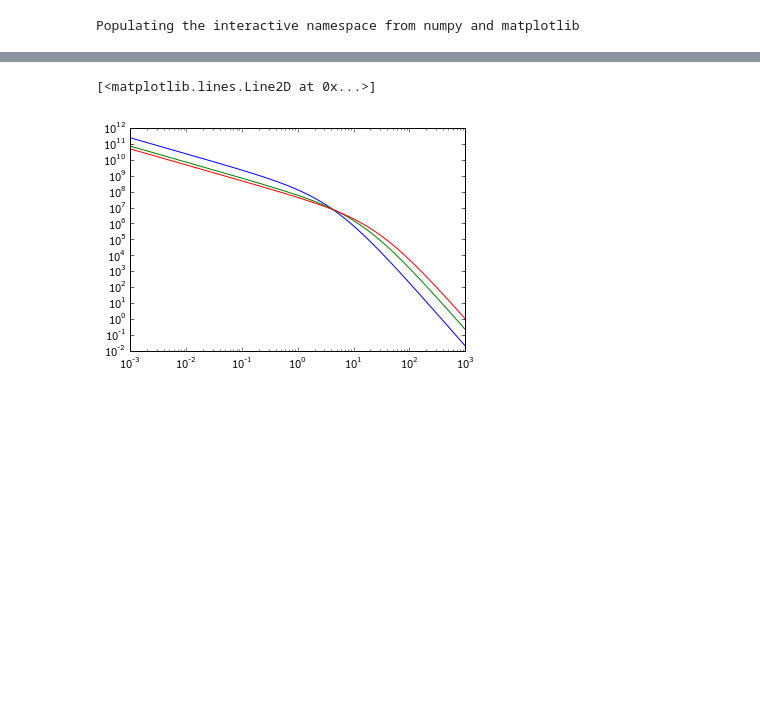
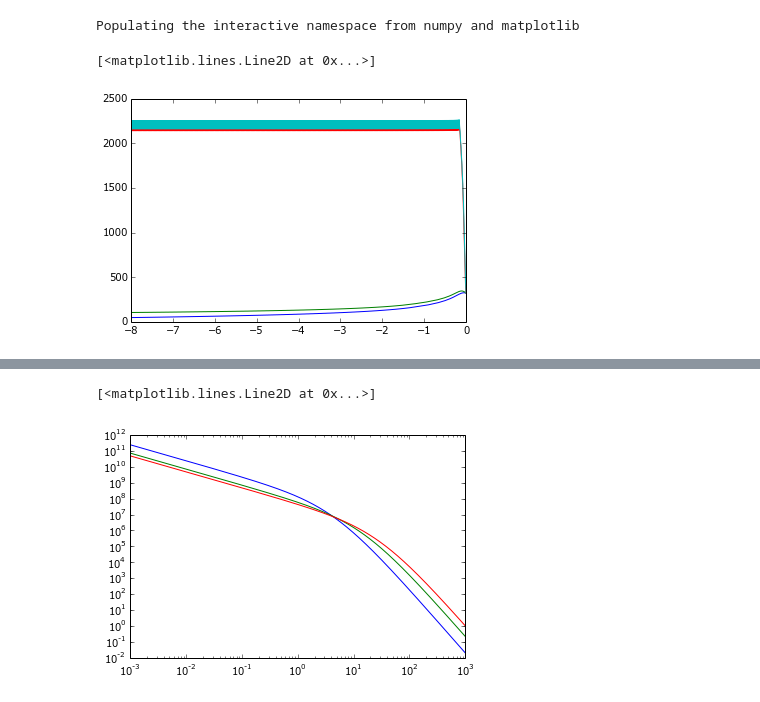
Before and after one commit to jngaravitoc/LMC-MW, a Jupyter notebook: code/df_models.ipynb, the cells around one changed output, grey strips where cells are left out. Cells and saved outputs as stored; diff of their text form; code cells hidden in the pictures; blank space fills up the shorter version.

```diff
--- a/code/df_models.ipynb
+++ b/code/df_models.ipynb
@@ -22,3 +23,33 @@ def reading_data(snap_name):
     Vgal = np.sqrt(vx**2.0 + vy**2.0 + vz**2.0)
 
     return t, x, y, z, vx, vy, vz, Rgal, Vgal
+# %%
+t1, xgal1, ygal1, zgal1, vxgal1, vygal1, vzgal1, Rgal1, Vgal1 = reading_data('facundo_mw1_lmc1')
+t2, xgal2, ygal2, zgal2, vxgal2, vygal2, vzgal2, Rgal2, Vgal2 = reading_data('facundo_mw1_lmc2')
+t3, xgal3, ygal3, zgal3, vxgal3, vygal3, vzgal3, Rgal3, Vgal3 = reading_data('facundo_mw1_lmc3')
+t4, xgal4, ygal4, zgal4, vxgal4, vygal4, vzgal4, Rgal4, Vgal4 = reading_data('facundo_mw1_lmc4')
+t5, xgal5, ygal5, zgal5, vxgal5, vygal5, vzgal5, Rgal5, Vgal5 = reading_data('facundo_mw1_lmc5')
+t6, xgal6, ygal6, zgal6, vxgal6, vygal6, vzgal6, Rgal6, Vgal6 = reading_data('facundo_mw1_lmc6')
+
+t1_2, xgal1_2, ygal1_2, zgal1_2, vxgal1_2, vygal1_2, vzgal1_2, Rgal1_2, Vgal1_2 = reading_data('facundo_mw2_lmc1')
+t2_2, xgal2_2, ygal2_2, zgal2_2, vxgal2_2, vygal2_2, vzgal2_2, Rgal2_2, Vgal2_2 = reading_data('facundo_mw2_lmc2')
+t3_2, xgal3_2, ygal3_2, zgal3_2, vxgal3_2, vygal3_2, vzgal3_2, Rgal3_2, Vgal3_2 = reading_data('facundo_mw2_lmc3')
+t4_2, xgal4_2, ygal4_2, zgal4_2, vxgal4_2, vygal4_2, vzgal4_2, Rgal4_2, Vgal4_2 = reading_data('facundo_mw2_lmc4')
+t5_2, xgal5_2, ygal5_2, zgal5_2, vxgal5_2, vygal5_2, vzgal5_2, Rgal5_2, Vgal5_2 = reading_data('facundo_mw2_lmc5')
+t6_2, xgal6_2, ygal6_2, zgal6_2, vxgal6_2, vygal6_2, vzgal6_2, Rgal6_2, Vgal6_2 = reading_data('facundo_mw2_lmc6')
+
+
+
+t1_ac, xgal1_ac, ygal1_ac, zgal1_ac, vxgal1_ac, vygal1_ac, vzgal1_ac, Rgal1_ac, Vgal1_ac = reading_data('facundo_mw1_lmc1_ac')
+t2_ac, xgal2_ac, ygal2_ac, zgal2_ac, vxgal2_ac, vygal2_ac, vzgal2_ac, Rgal2_ac, Vgal2_ac = reading_data('facundo_mw1_lmc2_ac')
+t3_ac, xgal3_ac, ygal3_ac, zgal3_ac, vxgal3_ac, vygal3_ac, vzgal3_ac, Rgal3_ac, Vgal3_ac = reading_data('facundo_mw1_lmc3_ac')
+t4_ac, xgal4_ac, ygal4_ac, zgal4_ac, vxgal4_ac, vygal4_ac, vzgal4_ac, Rgal4_ac, Vgal4_ac = reading_data('facundo_mw1_lmc4_ac')
+t5_ac, xgal5_ac, ygal5_ac, zgal5_ac, vxgal5_ac, vygal5_ac, vzgal5_ac, Rgal5_ac, Vgal5_ac = reading_data('facundo_mw1_lmc5_ac')
+t6_ac, xgal6_ac, ygal6_ac, zgal6_ac, vxgal6_ac, vygal6_ac, vzgal6_ac, Rgal6_ac, Vgal6_ac = reading_data('facundo_mw1_lmc6_ac')
+
+t1_2_ac, xgal1_2_ac, ygal1_2_ac, zgal1_2_ac, vxgal1_2_ac, vygal1_2_ac, vzgal1_2_ac, Rgal1_2_ac, Vgal1_2_ac = reading_data('facundo_mw2_lmc1_ac')
+t2_2_ac, xgal2_2_ac, ygal2_2_ac, zgal2_2_ac, vxgal2_2_ac, vygal2_2_ac, vzgal2_2_ac, Rgal2_2_ac, Vgal2_2_ac = reading_data('facundo_mw2_lmc2_ac')
+t3_2_ac, xgal3_2_ac, ygal3_2_ac, zgal3_2_ac, vxgal3_2_ac, vygal3_2_ac, vzgal3_2_ac, Rgal3_2_ac, Vgal3_2_ac = reading_data('facundo_mw2_lmc3_ac')
+t4_2_ac, xgal4_2_ac, ygal4_2_ac, zgal4_2_ac, vxgal4_2_ac, vygal4_2_ac, vzgal4_2_ac, Rgal4_2_ac, Vgal4_2_ac = reading_data('facundo_mw2_lmc4_ac')
+t5_2_ac, xgal5_2_ac, ygal5_2_ac, zgal5_2_ac, vxgal5_2_ac, vygal5_2_ac, vzgal5_2_ac, Rgal5_2_ac, Vgal5_2_ac = reading_data('facundo_mw2_lmc5_ac')
+t6_2_ac, xgal6_2_ac, ygal6_2_ac, zgal6_2_ac, vxgal6_2_ac, vygal6_2_ac, vzgal6_2_ac, Rgal6_2_ac, Vgal6_2_ac = reading_data('facundo_mw2_lmc6_ac')
@@ -24,0 +63,8 @@ def reading_data(snap_name):
+# %%
+plot(t1, Vgal1)
+plot(t1, Vgal6)
+plot(t1_ac, Vgal1_ac)
+plot(t6_ac, Vgal6_ac)
+# %% [output]
+[<matplotlib.lines.Line2D at 0x...>]
+[figure, added]
```
Also changed, not shown: parts of 18 cells of this notebook.
